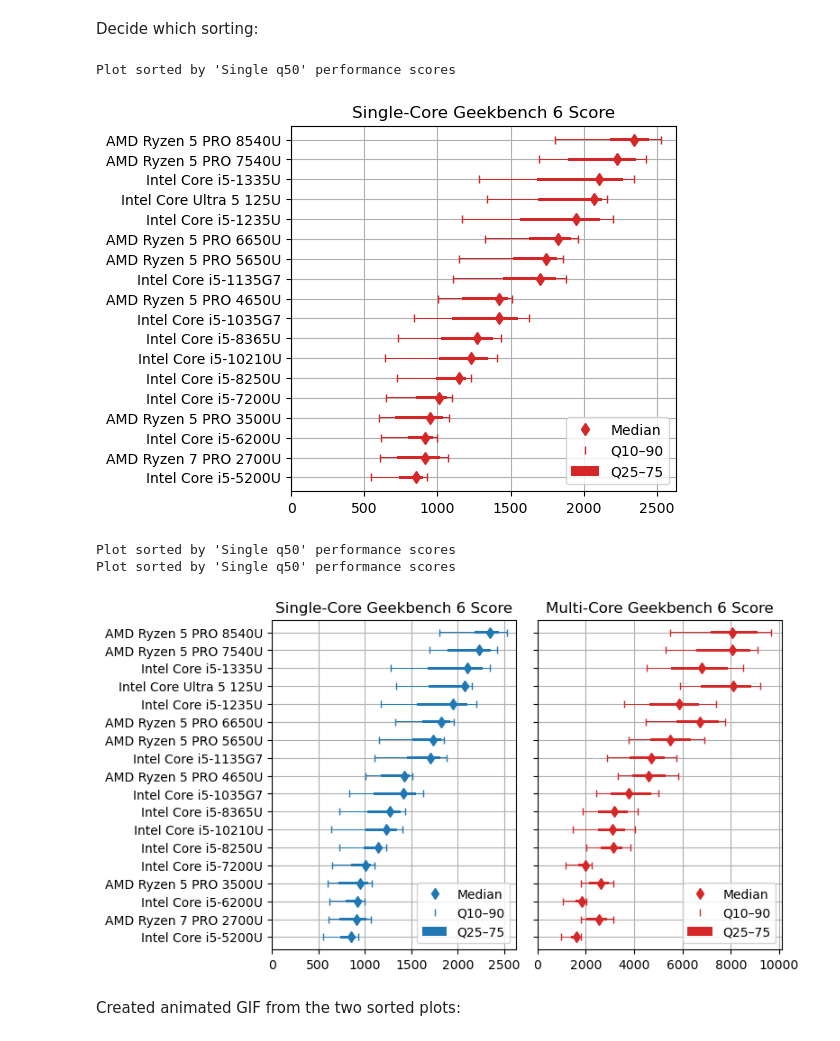
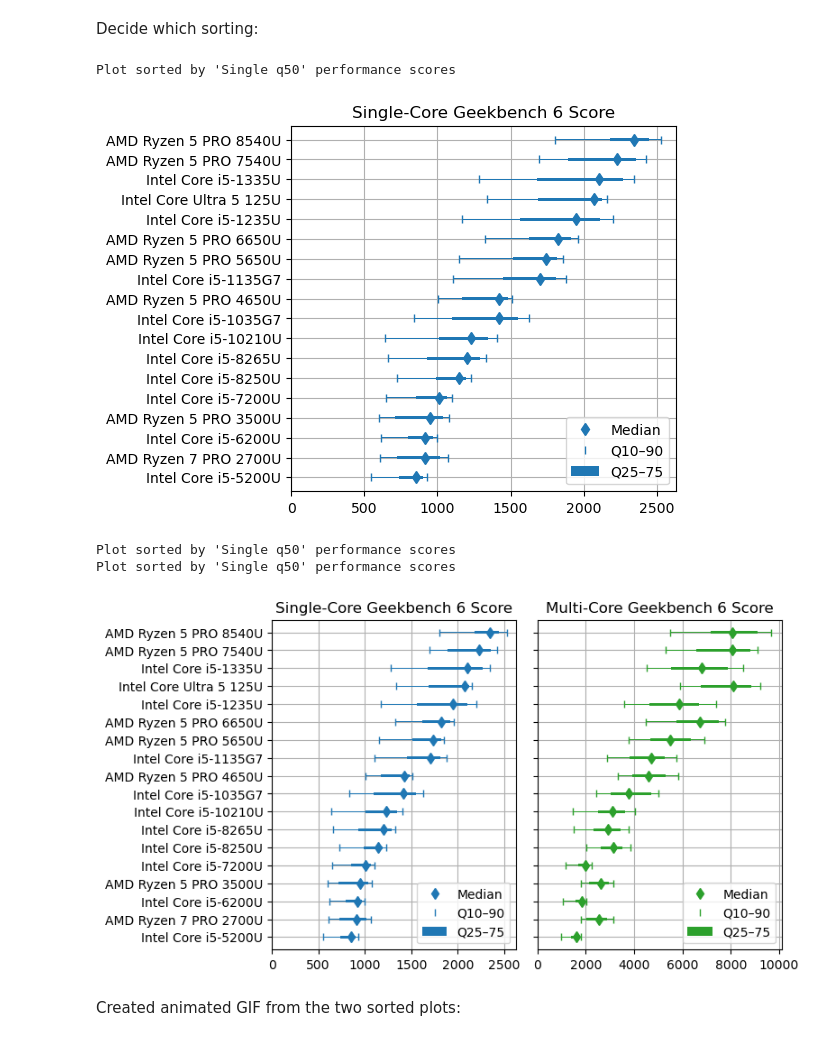
Before and after one commit to pierre-haessig/notebook-cpu-performance, a Jupyter notebook: Retrieve_geekbench.ipynb, the cells around one changed output. Saved outputs shown, nothing was run; the diff lists cells and outputs as text; code cells hidden in the pictures.

Commit message:
add Intel Core i5-8265U and update CPU plots
short versions only. switch to green for multi perf

```diff
--- a/Retrieve_geekbench.ipynb
+++ b/Retrieve_geekbench.ipynb
@@ -386,6 +379,7 @@ cpu_list_plot = [
     'Intel Core i5-7300U',
     'Intel Core i5-8250U',
     'Intel Core i5-8350U',
+    'Intel Core i5-8265U',
     'Intel Core i5-8365U',
     #'Intel Core i5-9400H',
     'Intel Core i5-10210U',
@@ -422,7 +416,8 @@ cpu_list_plot_short = [
     #'Intel Core i5-7300U',
     'Intel Core i5-8250U',
     #'Intel Core i5-8350U',
-    'Intel Core i5-8365U',
+    'Intel Core i5-8265U',
+    #'Intel Core i5-8365U',
     #'Intel Core i5-9400H',
     'Intel Core i5-10210U',
     #'Intel Core i5-10310U',
@@ -483,25 +478,25 @@ Decide which sorting:
 # %%
 sort_by = 'Single q50'
 # %%
-plot_stats(stats_plot, 'Single', sort_by=sort_by, color='tab:red')
+plot_stats(stats_plot, 'Single', sort_by=sort_by, color='tab:blue')
 plt.tight_layout()
 # %% [output]
 Plot sorted by 'Single q50' performance scores
-[figure, old version]
+[figure, new version]
 # %%
 fig, (ax1, ax2) = plt.subplots(1,2, sharey=True, figsize=(8,1+len(stats_plot)/5.3))
 
 sort_by = 'Single q50'
 #sort_by = 'Multi q50'
 plot_stats(stats_plot, 'Single', sort_by, ax1, color='tab:blue')
-plot_stats(stats_plot, 'Multi',  sort_by, ax2, color='tab:red')
+plot_stats(stats_plot, 'Multi',  sort_by, ax2, color='tab:green')
 
 fig.tight_layout()
 fig.savefig(f'CPUs_GB6_stats_{plot_length}_sort-{sort_by.replace(" ", "_")}.png', dpi=300)
 # %% [output]
 Plot sorted by 'Single q50' performance scores
 Plot sorted by 'Single q50' performance scores
-[figure, old version]
+[figure, new version]
 # %% [markdown]
 Created animated GIF from the two sorted plots:
 # %%
```
Also changed, not shown: parts of 14 cells of this notebook, 7 other files.
